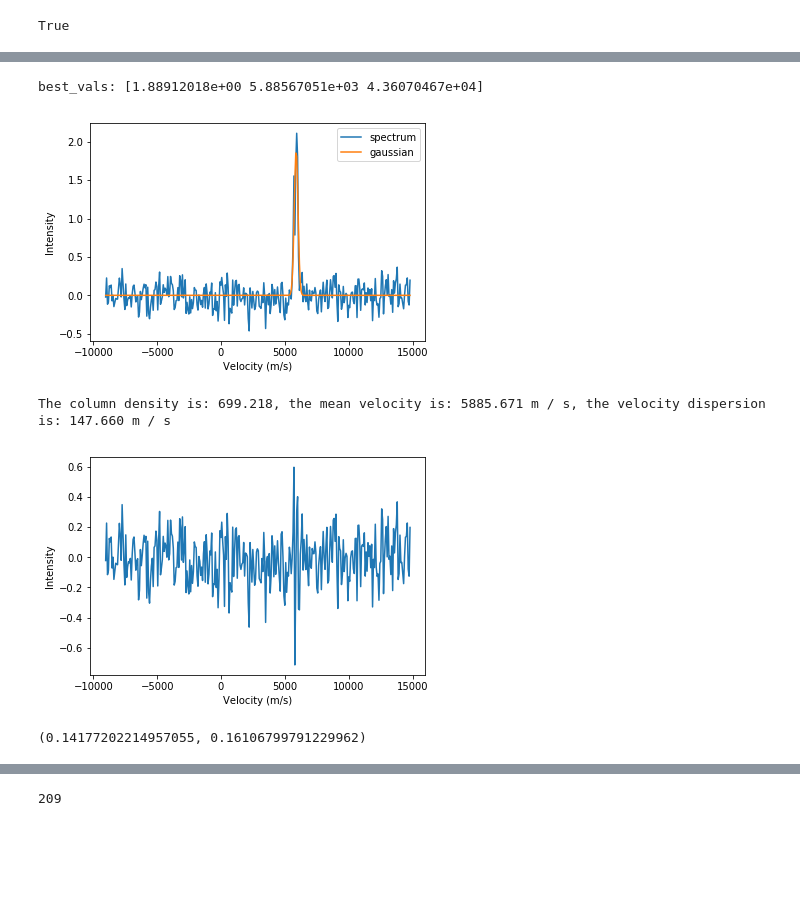
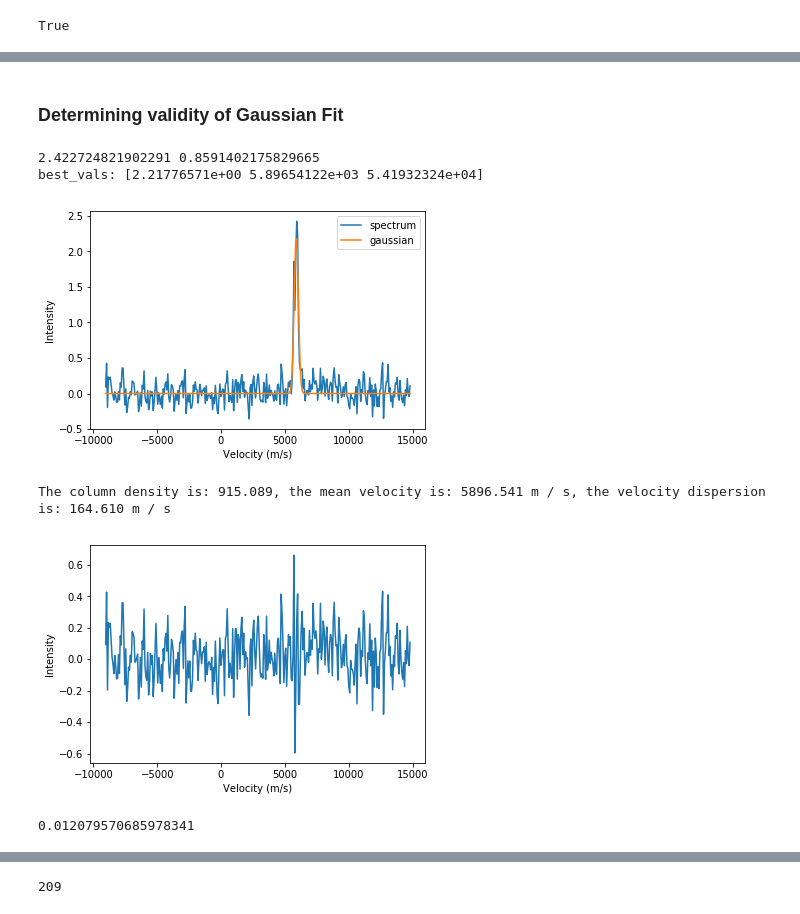
Before and after one commit to simon-et-smith/SURP-Project, a Jupyter notebook: Curve_Fit_Gaussian.ipynb, the cells around one changed output, grey strips where cells are left out. Saved outputs shown, nothing was run; the diff lists cells and outputs as text; code cells hidden in the pictures; blank space fills up the shorter version.

```diff
--- a/Curve_Fit_Gaussian.ipynb
+++ b/Curve_Fit_Gaussian.ipynb
@@ -51,4 +56,9 @@ rad_v = np.asarray(rad_v)
 freqs = np.asarray(freqs)
 
 def gauss(x, amp, cen, wid):
+    if wid == 0:
+        wid = 1
+    else:
+        wid = wid
+
     return amp * np.exp(-(x-cen)**2 / wid)
@@ -97,36 +225,43 @@ plt.show()
+# %% [markdown]
+### Determining validity of Gaussian Fit
 # %%
-spec = m.int_pix(data, 60, 181)
-
+spec = m.int_pix(data, 60, 180)
+plt.plot(rad_v, spec, label='spectrum')
+print(np.max(spec), 3*np.std(spec))
 
 init_vals1 = [np.max(spec), rad_v[np.where(spec == np.max(spec))[0][0]], 1e5]  # for [amp, cen, wid]
-best_vals1, covar1 = curve_fit(gauss, rad_v, spec, p0=init_vals1)
+try:
+    best_vals1, covar1 = curve_fit(gauss, rad_v, spec, p0=init_vals1)
+except RuntimeError:
+    best_vals1 = [0, 0, 1]
 print('best_vals: {}'.format(best_vals1))
 
 
-plt.plot(rad_v, spec, label='spectrum')
+
 amp, cen, wid = best_vals1
 plt.plot(rad_v, gauss(rad_v, best_vals1[0], best_vals1[1], best_vals1[2]), label='gaussian')
 plt.legend()
 plt.ylabel('Intensity')
 plt.xlabel('Velocity (m/s)')
 plt.show()
 
 density = amp*np.sqrt(np.pi*wid)
 mean = cen*u.m/u.s
 dispersion = np.sqrt(wid/2)*u.m/u.s
 
 print("The column density is: {0:.3f}, the mean velocity is: {1:.3f}, the velocity dispersion is: {2:.3f}".format(density, mean, dispersion))
 
 
 plt.plot(rad_v, spec - gauss(rad_v, best_vals1[0], best_vals1[1], best_vals1[2]))
 plt.ylabel('Intensity')
 plt.xlabel('Velocity (m/s)')
 plt.show()
 
-np.std(spec[:100]), np.std(spec - gauss(rad_v, best_vals1[0], best_vals1[1], best_vals1[2]))
+np.abs(np.std(spec[:150]) - np.std(spec - gauss(rad_v, best_vals1[0], best_vals1[1], best_vals1[2])))
 # %% [output]
-best_vals: [1.88912018e+00 5.88567051e+03 4.36070467e+04]
+2.422724821902291 0.8591402175829665
+best_vals: [2.21776571e+00 5.89654122e+03 5.41932324e+04]
-[figure, old version]
+[figure, new version]
-The column density is: 699.218, the mean velocity is: 5885.671 m / s, the velocity dispersion is: 147.660 m / s
+The column density is: 915.089, the mean velocity is: 5896.541 m / s, the velocity dispersion is: 164.610 m / s
-[figure, old version]
+[figure, new version]
-(0.14177202214957055, 0.16106799791229962)
+0.012079570685978341
```
Also changed, not shown: parts of 32 cells of this notebook.
